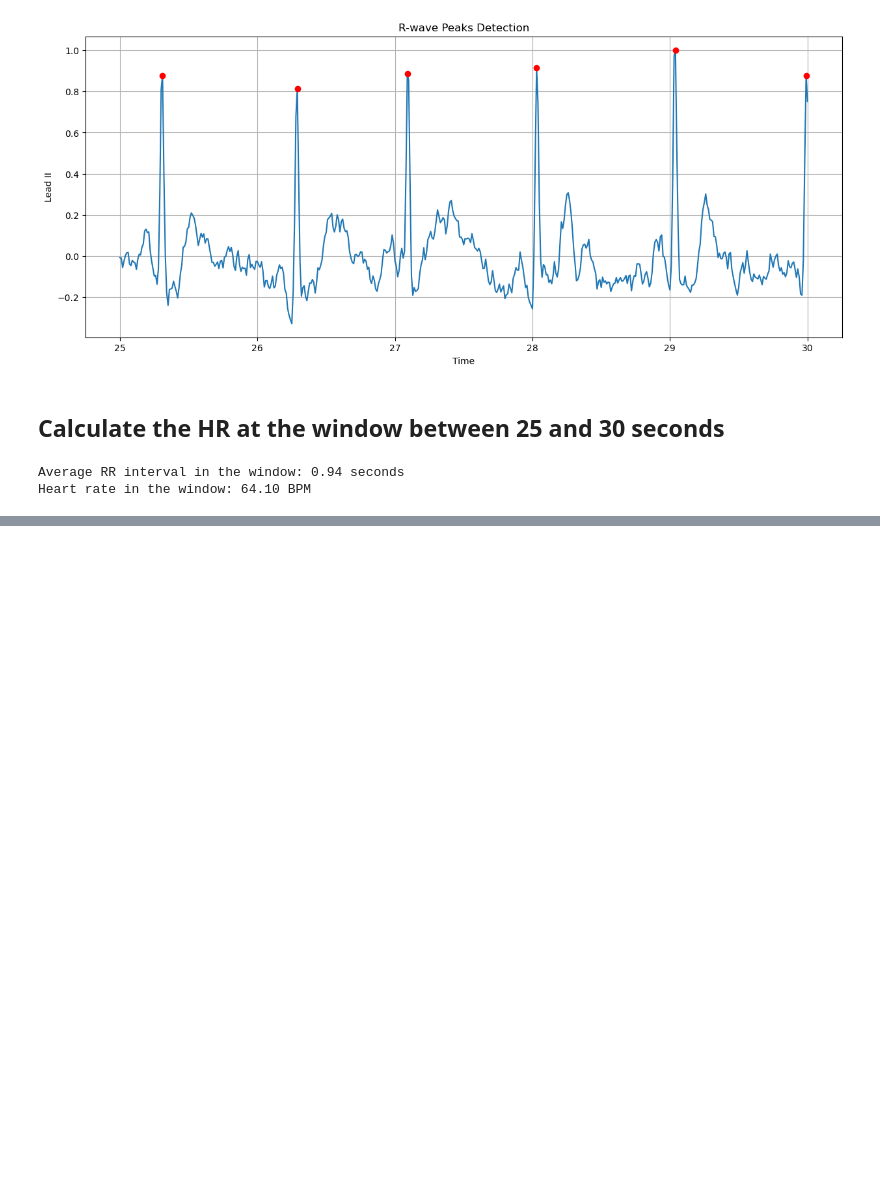
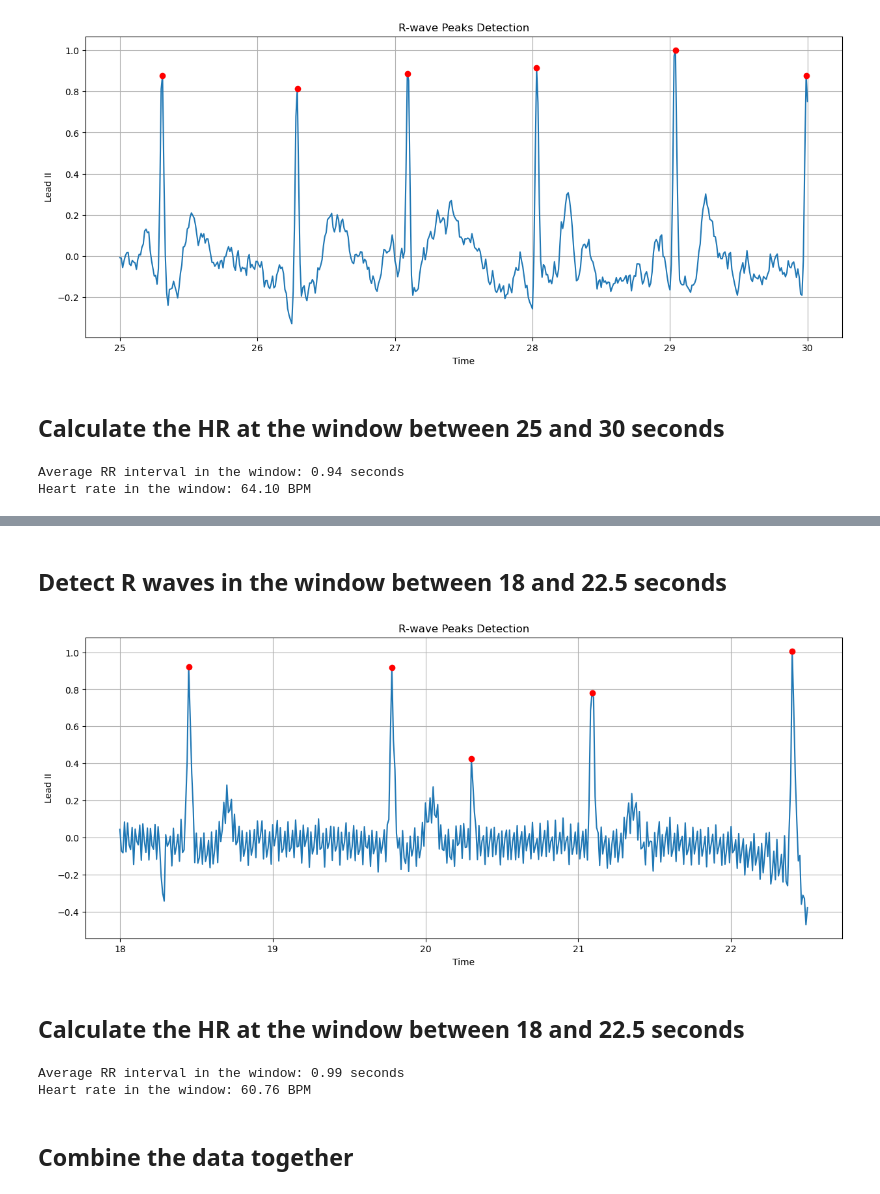
Before and after one commit to ProfOak7/Bio125, a Jupyter notebook: lab11/Lab11_Divers_Reflex.ipynb, the cells around one changed output, grey strips where cells are left out. Saved outputs shown, nothing was run; the diff lists cells and outputs as text; code cells hidden in the pictures; blank space fills up the shorter version.

```diff
--- a/lab11/Lab11_Divers_Reflex.ipynb
+++ b/lab11/Lab11_Divers_Reflex.ipynb
@@ -160,0 +272,45 @@ Heart rate in the window: 64.10 BPM
+# %% [markdown]
+## Detect R waves in the window between 18 and 22.5 seconds
+# %%
+# Filter the DataFrame for the specific time window
+windowed_df4 = df4[(df4['Time'] >= 18) & (df4['Time'] <= 22.5)]
+
+# Assuming you have a method to detect peaks, identify R-peaks in this window
+# (You might need to adjust this depending on your peak detection method)
+windowed_peak_indices4, _ = find_peaks(windowed_df4['Lead II'], height=.4)  # Replace 'detect_peaks' and 'ECG_Data' accordingly
+
+# Plot the data with detected peaks
+plt.figure(figsize=(15, 6))
+plt.plot(windowed_df4['Time'], windowed_df4['Lead II'])
+plt.plot(windowed_df4['Time'].iloc[windowed_peak_indices4], windowed_df4['Lead II'].iloc[windowed_peak_indices4], 'ro')
+plt.xlabel('Time')
+plt.ylabel('Lead II')
+plt.title('R-wave Peaks Detection')
+plt.grid(True)
+plt.show()
+# %% [output]
+[figure, added]
+# %% [markdown]
+## Calculate the HR at the window between 18 and 22.5 seconds
+# %%
+# Filter the DataFrame for the specific time window
+windowed_df4 = df4[(df4['Time'] >= 18) & (df4['Time'] <= 22.5)]
+
+# Assuming you have a method to detect peaks, identify R-peaks in this window
+# (You might need to adjust this depending on your peak detection method)
+windowed_peak_indices4, _ = find_peaks(windowed_df4['Lead II'], height=.4)  # Replace 'detect_peaks' and 'ECG_Data' accordingly
+
+# Calculate RR intervals for this window
+windowed_rr_intervals4 = windowed_df4['Time'].iloc[windowed_peak_indices4].diff().dropna().values
+
+# Calculate heart rate in BPM for this window
+average_windowed_rr_interval4 = windowed_rr_intervals4.mean()
+windowed_heart_rate4 = 60 / average_windowed_rr_interval4
+
+print(f"Average RR interval in the window: {average_windowed_rr_interval4:.2f} seconds")
+print(f"Heart rate in the window: {windowed_heart_rate4:.2f} BPM")
+# %% [output]
+Average RR interval in the window: 0.99 seconds
+Heart rate in the window: 60.76 BPM
+# %% [markdown]
+## Combine the data together
```
Also changed, not shown: parts of 19 cells of this notebook.
